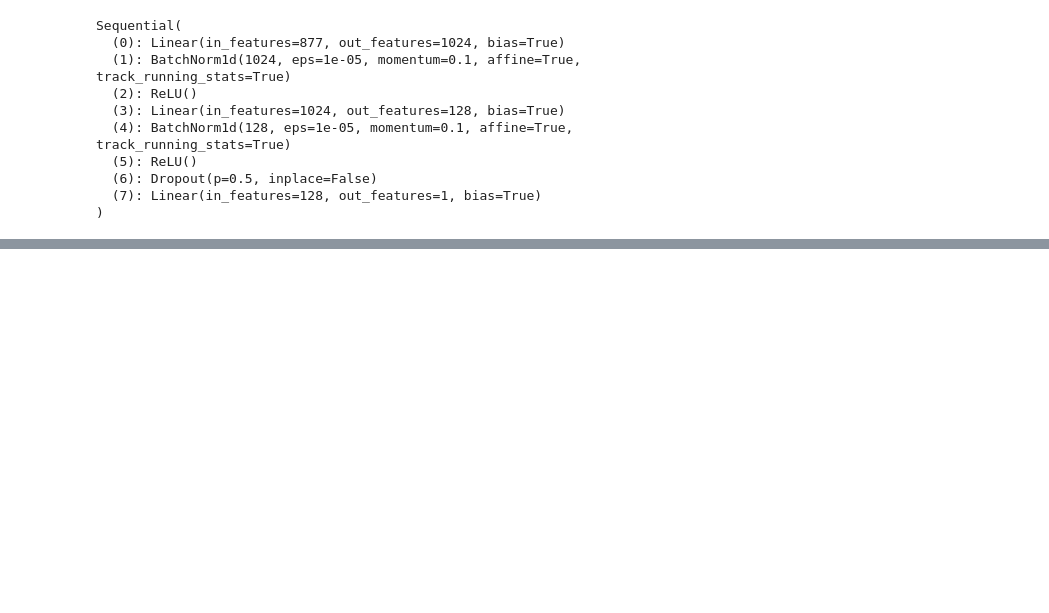
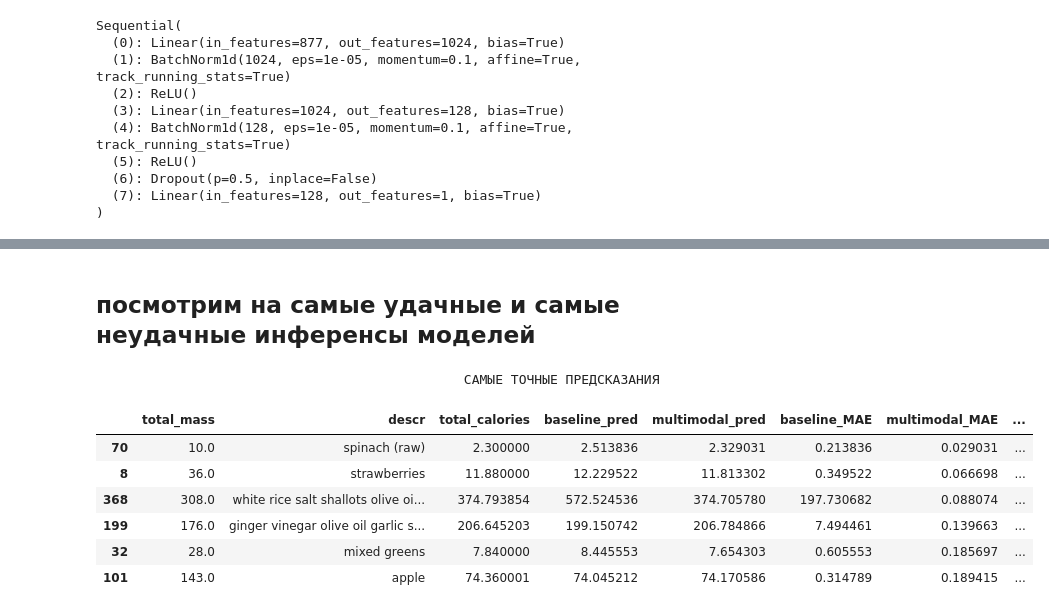
Before and after one commit to SanSanychSeva/Yandex_Practicum_DL_Engineer_2026_stream4, a Jupyter notebook: stream4_handson_project.ipynb, the cells around one changed output, grey strips where cells are left out. Drawn from its saved outputs; the diff is of its cells as text; code cells hidden in the pictures; blank space fills up the shorter version.

```diff
--- a/stream4_handson_project.ipynb
+++ b/stream4_handson_project.ipynb
@@ -744,0 +843,14 @@ Sequential(
+# %% [markdown]
+## посмотрим на самые удачные и самые неудачные инференсы моделей
+# %%
+print('\n', ' '*45, 'САМЫЕ ТОЧНЫЕ ПРЕДСКАЗАНИЯ')
+inf_df.sort_values('multimodal_MAE').drop(columns=['path_to_photo']).head(6)
+# %% [output]
+                                               САМЫЕ ТОЧНЫЕ ПРЕДСКАЗАНИЯ
+|  | total_mass | descr | total_calories | baseline_pred | multimodal_pred | baseline_MAE | multimodal_MAE | ... |
+| 70 | 10.0 | spinach (raw) | 2.300000 | 2.513836 | 2.329031 | 0.213836 | 0.029031 | ... |
+| 8 | 36.0 | strawberries | 11.880000 | 12.229522 | 11.813302 | 0.349522 | 0.066698 | ... |
+| 368 | 308.0 | white rice salt shallots olive oi... | 374.793854 | 572.524536 | 374.705780 | 197.730682 | 0.088074 | ... |
+| 199 | 176.0 | ginger vinegar olive oil garlic s... | 206.645203 | 199.150742 | 206.784866 | 7.494461 | 0.139663 | ... |
+| 32 | 28.0 | mixed greens | 7.840000 | 8.445553 | 7.654303 | 0.605553 | 0.185697 | ... |
+| 101 | 143.0 | apple | 74.360001 | 74.045212 | 74.170586 | 0.314789 | 0.189415 | ... |
```
Also changed, not shown: parts of 34 cells of this notebook, 2 other files.
